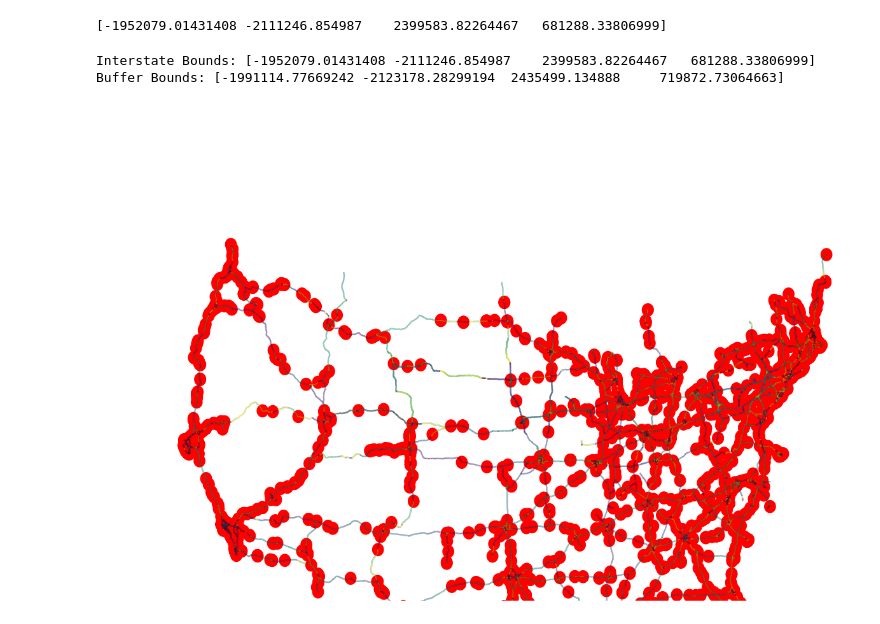
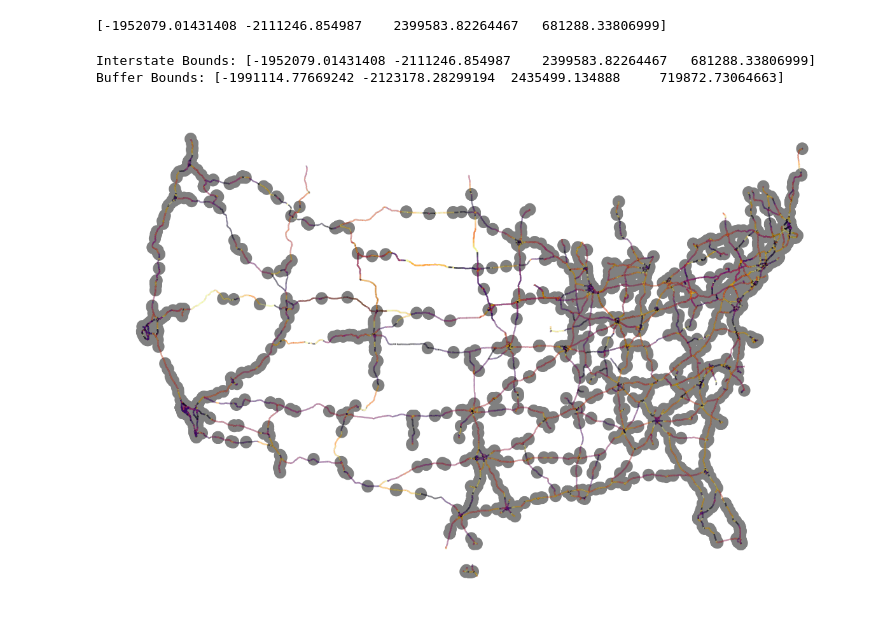
Before and after one commit to drewbarkman/ev-analysis, a Jupyter notebook: drew.ipynb, the cells around one changed output. Cells and saved outputs as stored; diff of their text form; code cells hidden in the pictures.

```diff
--- a/drew.ipynb
+++ b/drew.ipynb
@@ -21 +43,5 @@ interstates.shape
+# %%
+interstates_simple = interstates_simple.to_crs('EPSG:9311')
+interstates_simple['geometry'] = interstates_simple.simplify(500)
+interstates_simple = interstates_simple[interstates_simple.is_valid & ~interstates_simple.is_empty]
 # %%
@@ -31,0 +58,13 @@ True
+# %%
+has_aadt = interstates_simple[~interstates_simple['aadt'].isna()].copy()
+no_aadt = interstates_simple[interstates_simple['aadt'].isna()].copy()
+
+resolved_aadt = gpd.sjoin_nearest(
+    no_aadt.drop(columns='aadt'),
+    has_aadt[['aadt', 'geometry']],
+    how = 'left'
+)
+
+resolved_aadt
+
+interstates_simple.loc[resolved_aadt.index, 'aadt'] = resolved_aadt['aadt']
@@ -31,0 +73,2 @@ True
+# %%
+interstates_simple['vmt'] = interstates_simple['aadt'] * interstates_simple['sectionlength']
@@ -47,10 +110,6 @@ chargers_by_interstate = gpd.sjoin(
 # chargers_near_interstate = result.compute()
 # %%
 # chargers_near_interstate = us_chargers.to_crs('EPSG:9311').within(merged_interstates_buffer)
-# %%
-interstates_simple = interstates.to_crs('EPSG:9311')
-interstates_simple['geometry'] = interstates_simple.simplify(500)
-interstates_simple = interstates_simple[interstates_simple.is_valid & ~interstates_simple.is_empty]
 # %%
 print(interstates_simple.total_bounds)
 # %% [output]
@@ -58,29 +117,17 @@ print(interstates_simple.total_bounds)
 # %%
 fig, ax = plt.subplots(figsize=(15, 10))
 
 charger_buffers = chargers_by_interstate.to_crs('EPSG:9311')
 charger_buffers = charger_buffers.buffer(1609.344 * 25)
 
 charger_buffers = charger_buffers[charger_buffers.is_valid & ~charger_buffers.is_empty]
 
-print("Interstate Bounds:", interstates_simple.total_bounds)
-print("Buffer Bounds:", charger_buffers.total_bounds)
-
-interstates_simple.plot(ax = ax,
-                        alpha = 0.5,
-                        column='aadt',
-                        cmap='viridis',
-                        legend=False)
-
-charger_buffers.plot(ax = ax, color='red', markersize=0.5)
-
-ax.set_xlim(-2500000, 2500000)
-ax.set_ylim(-1500000, 1500000)
+interstates_simple.plot(ax = ax, alpha = 0.5, column='aadt', cmap='inferno', legend=False)
+charger_buffers.plot(ax = ax, color='gray', markersize=0.5)
 
 ax.set_aspect('auto')
-
 ax.set_axis_off()
 # %% [output]
 Interstate Bounds: [-1952079.01431408 -2111246.854987    2399583.82264467   681288.33806999]
 Buffer Bounds: [-1991114.77669242 -2123178.28299194  2435499.134888     719872.73064663]
-[figure, old version]
+[figure, new version]
```
Also changed, not shown: parts of 41 cells of this notebook, 3 other files.
